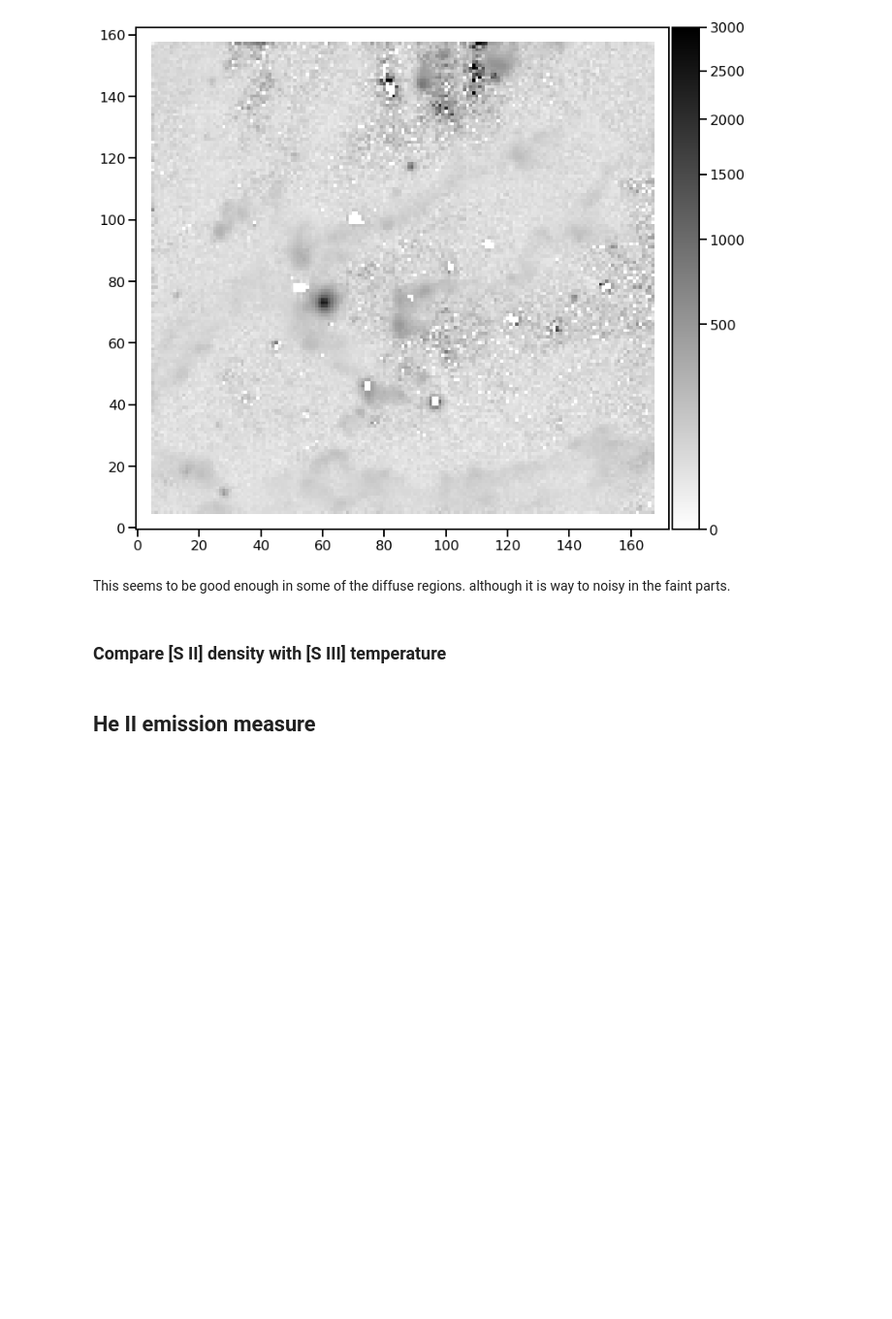
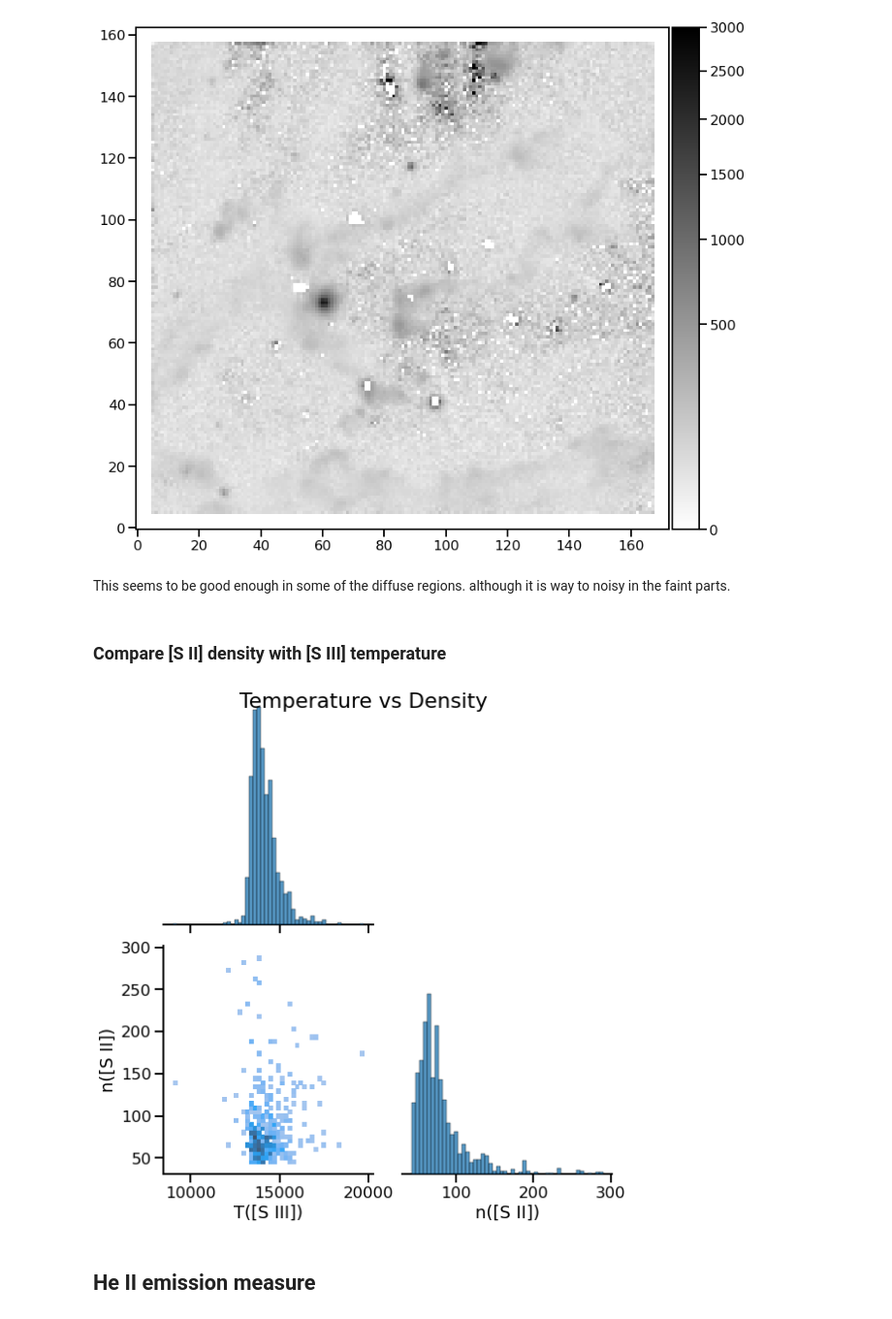
Before and after one commit to will-henney/muse-hii-regions, a Jupyter notebook: notebooks/01-02-yet-more-line-ratios.ipynb, the cells around one changed output. Shown at 97% size. Drawn from its saved outputs; the diff is of its cells as text; code cells hidden in the pictures; blank space fills up the shorter version.

```diff
--- a/notebooks/01-02-yet-more-line-ratios.ipynb
+++ b/notebooks/01-02-yet-more-line-ratios.ipynb
@@ -259,10 +259,44 @@ im_n_sii.rebin(2).plot(colorbar="v", cmap="gray_r", scale="sqrt", vmin=0.0, vmax
 [figure]
 # %% [markdown]
 This seems to be good enough in some of the diffuse regions. although it is way to noisy in the faint parts.
+# %% [markdown]
+### Compare [S II] density with [S III] temperature
 # %%
 im_n_sii.write("../data/ngc346-N-sii.fits", savemask="nan")
-# %% [markdown]
-### Compare [S II] density with [S III] temperature
+# %%
+im_T_siii = Image("../data/ngc346-T-siii.fits")
+# %%
+n = 16
+imx = im_T_siii.rebin(n)
+imy = im_n_sii.rebin(n)
+imz = imhb.rebin(n)
+
+m = ~imx.mask & ~imy.mask
+m = m & (imx.data > 5000) & (imx.data < 20000)
+m = m & (imy.data > 0) & (imy.data < 300)
+df = pd.DataFrame(
+    {
+        "T([S III])": imx.data[m],
+        "n([S II])": imy.data[m],
+    }
+)
+g = sns.pairplot(
+    df,
+    kind="hist",
+    height=4,
+    corner=True,
+    plot_kws=dict(
+        weights=imz.data[m],
+        bins=50,
+    ),
+    diag_kws=dict(
+        weights=imz.data[m],
+        bins=50,
+    ),
+)
+g.fig.suptitle("Temperature vs Density");
+# %% [output]
+[figure, added]
 # %% [markdown]
 ## He II emission measure
 # %%
```
Also changed, not shown: parts of 32 cells of this notebook, 3 other files.
